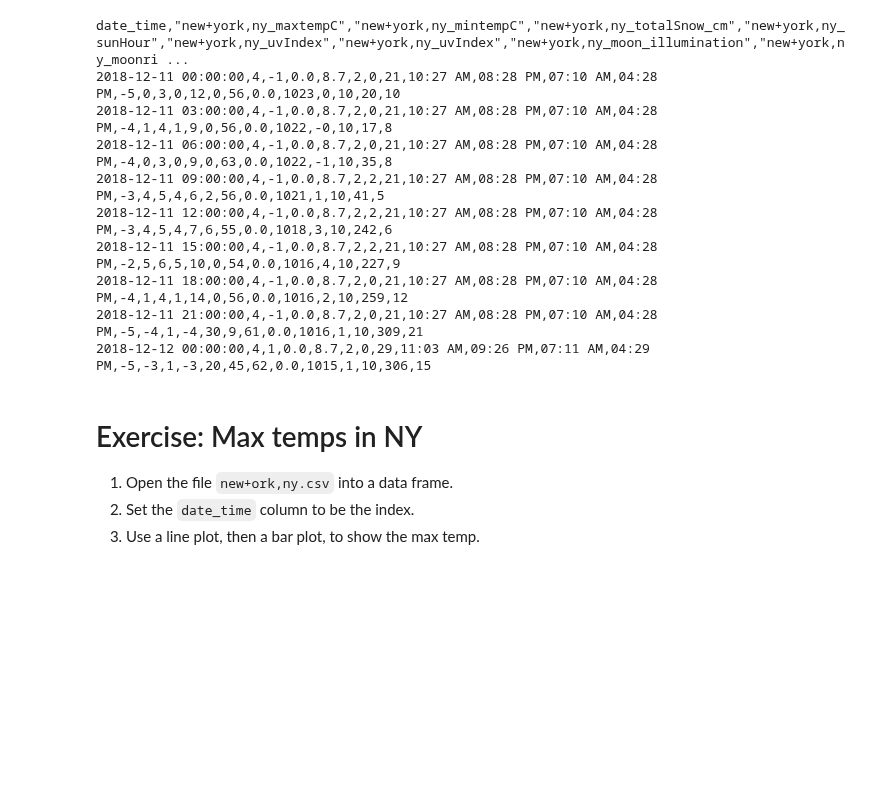
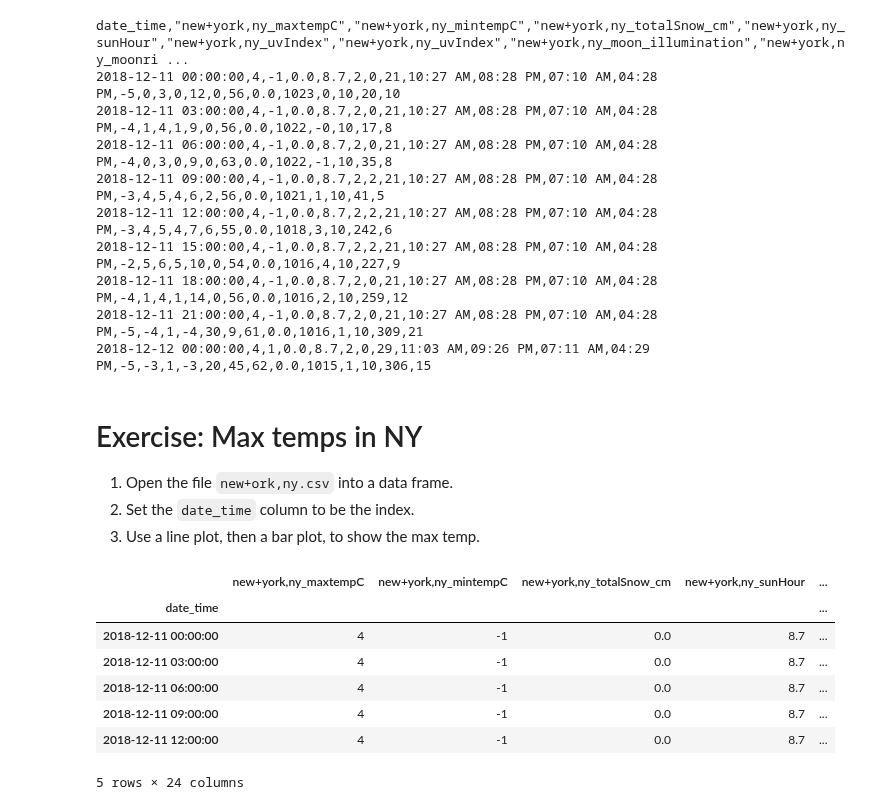
Before and after one commit to reuven/apple-2025-01Jan-plotting, a Jupyter notebook: Apple 2025-01Jan-09.ipynb, the cells around one changed output. Saved outputs shown, nothing was run; the diff lists cells and outputs as text; code cells hidden in the pictures; blank space fills up the shorter version.

```diff
--- a/Apple 2025-01Jan-09.ipynb
+++ b/Apple 2025-01Jan-09.ipynb
@@ -192,3 +192,17 @@ date_time,"new+york,ny_maxtempC","new+york,ny_mintempC","new+york,ny_totalSnow_c
 1. Open the file `new+ork,ny.csv` into a data frame.
 2. Set the `date_time` column to be the index.
 3. Use a line plot, then a bar plot, to show the max temp.
+# %%
+filename = '/Users/reuven/Courses/Current/data/new+york,ny.csv'
+
+df = pd.read_csv(filename, index_col='date_time')
+df.head()
+# %% [output]
+|  | new+york,ny_maxtempC | new+york,ny_mintempC | new+york,ny_totalSnow_cm | new+york,ny_sunHour | ... |
+| date_time |  |  |  |  | ... |
+| 2018-12-11 00:00:00 | 4 | -1 | 0.0 | 8.7 | ... |
+| 2018-12-11 03:00:00 | 4 | -1 | 0.0 | 8.7 | ... |
+| 2018-12-11 06:00:00 | 4 | -1 | 0.0 | 8.7 | ... |
+| 2018-12-11 09:00:00 | 4 | -1 | 0.0 | 8.7 | ... |
+| 2018-12-11 12:00:00 | 4 | -1 | 0.0 | 8.7 | ... |
+5 rows × 24 columns
```
Also changed, not shown: parts of 1 cell of this notebook.
